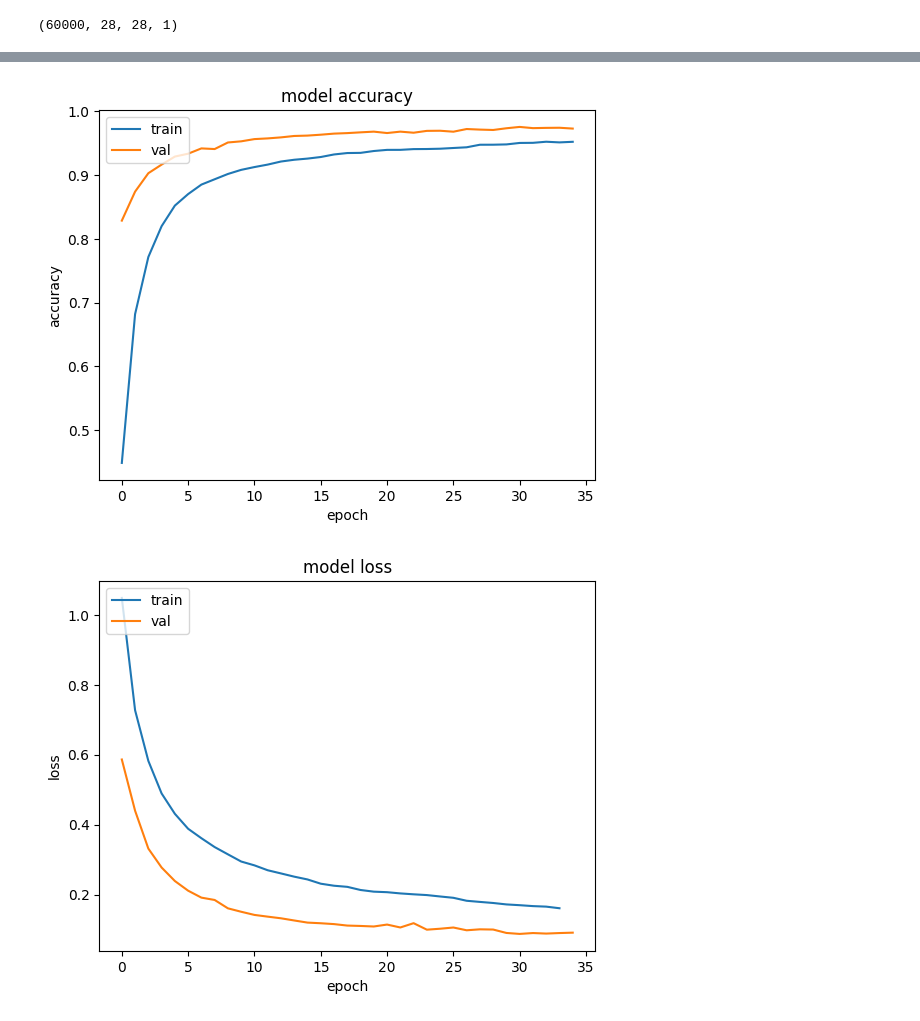
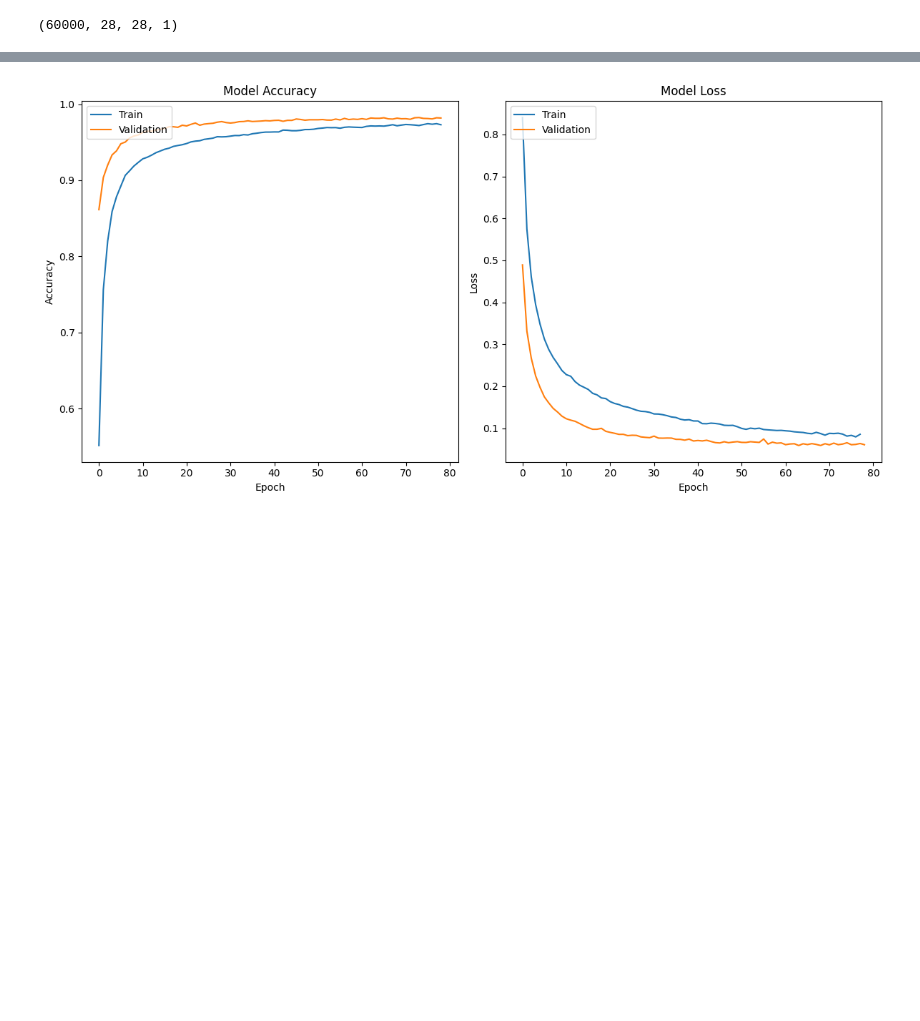
Before and after one commit to Fadi-S/handwritten_numbers_nn, a Jupyter notebook: main.ipynb, the cells around one changed output, grey strips where cells are left out. Saved outputs shown, nothing was run; the diff lists cells and outputs as text; code cells hidden in the pictures; blank space fills up the shorter version.

Commit message:
Add images and improve model

```diff
--- a/main.ipynb
+++ b/main.ipynb
@@ -49,10 +40,14 @@ train_labels[7]
 # %%
-learning_rate = 0.008
-n_epochs = 35
+learning_rate = 0.01
+n_epochs = 100
 initializer = RandomNormal(mean=0., stddev=1.)
 # %%
 model = Sequential()
 model.add(Flatten(input_shape=(28, 28)))
+
+model.add(Dense(128, activation='relu', kernel_initializer=initializer))
+model.add(BatchNormalization())
+model.add(Dropout(0.2))
 
 model.add(Dense(128, activation='relu', kernel_initializer=initializer))
 model.add(BatchNormalization())
@@ -62,16 +57,12 @@ model.add(Dense(64, activation='relu', kernel_initializer=initializer))
 model.add(BatchNormalization())
 model.add(Dropout(0.3))
 
-model.add(Dense(64, activation='relu', kernel_initializer=initializer))
-model.add(BatchNormalization())
-model.add(Dropout(0.4))
-
 model.add(Dense(10, activation='softmax', kernel_initializer=initializer))
 # %%
 from tensorflow.keras.callbacks import EarlyStopping
 
 early_stopping = EarlyStopping(
-    monitor='val_loss', patience=5, restore_best_weights=True
+    monitor='val_loss', patience=15, restore_best_weights=True
 )
 
 model.compile(
@@ -108,22 +99,27 @@ Epoch 35/35
 # %%
+plt.figure(figsize=(12, 6))
+
+plt.subplot(1, 2, 1)
 plt.plot(history.history['categorical_accuracy'])
 plt.plot(history.history['val_categorical_accuracy'])
-plt.title('model accuracy')
-plt.ylabel('accuracy')
-plt.xlabel('epoch')
-plt.legend(['train', 'val'], loc='upper left')
-plt.show()
+plt.title('Model Accuracy')
+plt.ylabel('Accuracy')
+plt.xlabel('Epoch')
+plt.legend(['Train', 'Validation'], loc='upper left')
 
+# Plotting loss
+plt.subplot(1, 2, 2)
 plt.plot(history.history['loss'][1:])
 plt.plot(history.history['val_loss'])
-plt.title('model loss')
-plt.ylabel('loss')
-plt.xlabel('epoch')
-plt.legend(['train', 'val'], loc='upper left')
+plt.title('Model Loss')
+plt.ylabel('Loss')
+plt.xlabel('Epoch')
+plt.legend(['Train', 'Validation'], loc='upper left')
+
+plt.tight_layout()
 plt.show()
 # %% [output]
-[figure, old version]
+[figure, new version]
-[figure, removed]
 # %%
 predictions = model.predict(test_images[:5])
 
```
Also changed, not shown: parts of 5 cells of this notebook, 12 other files.
